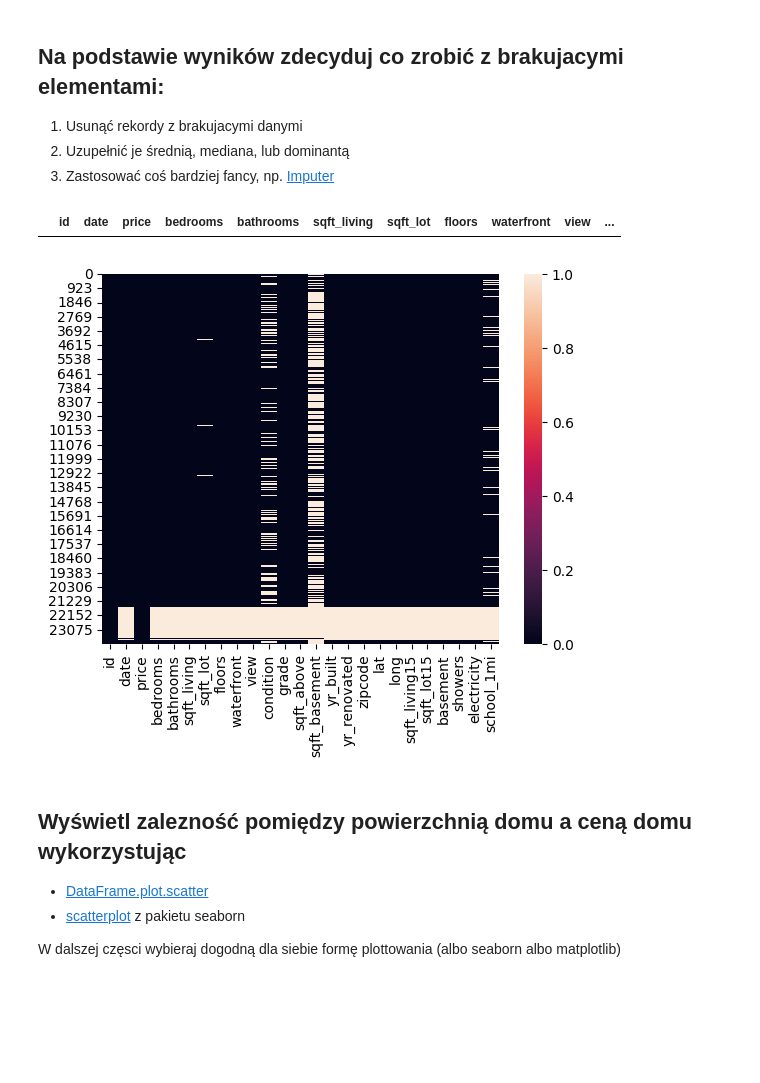
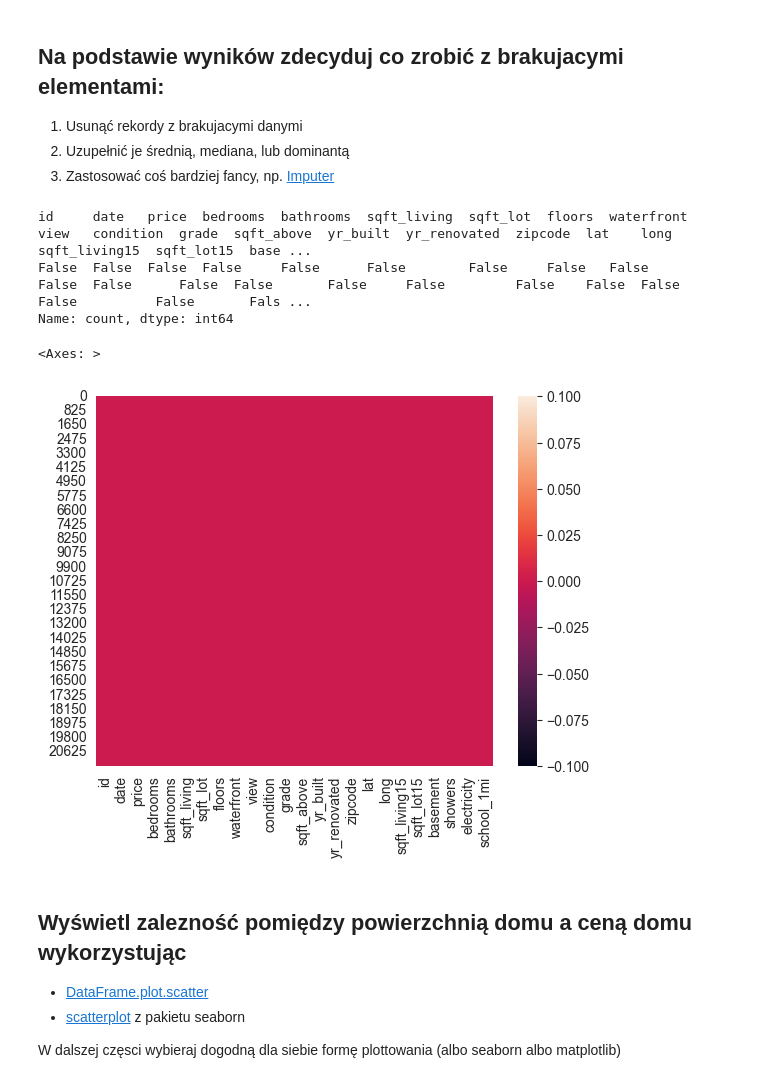
Before and after one commit to GrubySamuraj/wpdm, a Jupyter notebook: examples/Kopia notatnika introduction_to_pandas_uj_part_II.ipynb, the cells around one changed output. Cells and saved outputs as stored; diff of their text form; code cells hidden in the pictures; blank space fills up the shorter version.

```diff
--- a/examples/Kopia notatnika introduction_to_pandas_uj_part_II.ipynb
+++ b/examples/Kopia notatnika introduction_to_pandas_uj_part_II.ipynb
@@ -44,13 +44,37 @@ sns.heatmap(df.isna())
   1. Usunąć rekordy z brakujacymi danymi
   2. Uzupełnić je średnią, mediana, lub dominantą
   3. Zastosować coś bardziej fancy, np. [Imputer](https://scikit-learn.org/stable/modules/generated/sklearn.impute.SimpleImputer.html)
-# %%
-sns.heatmap(df.isna())
-pd.set_option("display.max_rows", None, "display.max_columns", None)
-df.loc[(df['id'] > 21229 ) & (df['id'] < 23774) & (df['grade'] == 'NaN')]
-# %% [output]
-|  | id | date | price | bedrooms | bathrooms | sqft_living | sqft_lot | floors | waterfront | view | ... |
-[figure, removed]
+# %%
+# df = df.drop('sqft_basement', axis=1)
+pd.set_option("display.max_rows", None, "display.max_columns", None)
+df = df[(df['id'] <= 21229 ) | (df['id'] >= 23774)]
+#df['condition'].isna().value_counts() #check how many condition data is missing
+condition = df[['condition']]
+
+#condition column imputed:
+
+imp = SimpleImputer(missing_values=np.NaN, strategy='most_frequent')
+imp2 = SimpleImputer(missing_values=np.NaN, strategy='mean')
+imp.fit(condition)
+imp2.fit(df[['sqft_lot']])
+condition_imputed  = imp.fit_transform(condition)
+sqft_lot_imputed = imp2.fit_transform(df[['sqft_lot']])
+df['condition'] = condition_imputed[:, 0]
+df['sqft_lot'] = sqft_lot_imputed[:, 0]
+
+imp.fit(df[['school_1mi']])
+school_imputed  = imp.fit_transform(condition)
+df['school_1mi'] = school_imputed[:, 0]
+
+
+sns.heatmap(df.isna())
+# df['condition']
+# %% [output]
+id     date   price  bedrooms  bathrooms  sqft_living  sqft_lot  floors  waterfront  view   condition  grade  sqft_above  yr_built  yr_renovated  zipcode  lat    long   sqft_living15  sqft_lot15  base ...
+False  False  False  False     False      False        False     False   False       False  False      False  False       False     False         False    False  False  False          False       Fals ...
+Name: count, dtype: int64
+<Axes: >
+[figure, added]
 # %% [markdown]
 ## Wyświetl zalezność pomiędzy powierzchnią domu a ceną domu wykorzystując
   - [DataFrame.plot.scatter](https://pandas.pydata.org/pandas-docs/stable/generated/pandas.DataFrame.plot.scatter.html)
```
Also changed, not shown: parts of 3 cells of this notebook, 17 other files.
